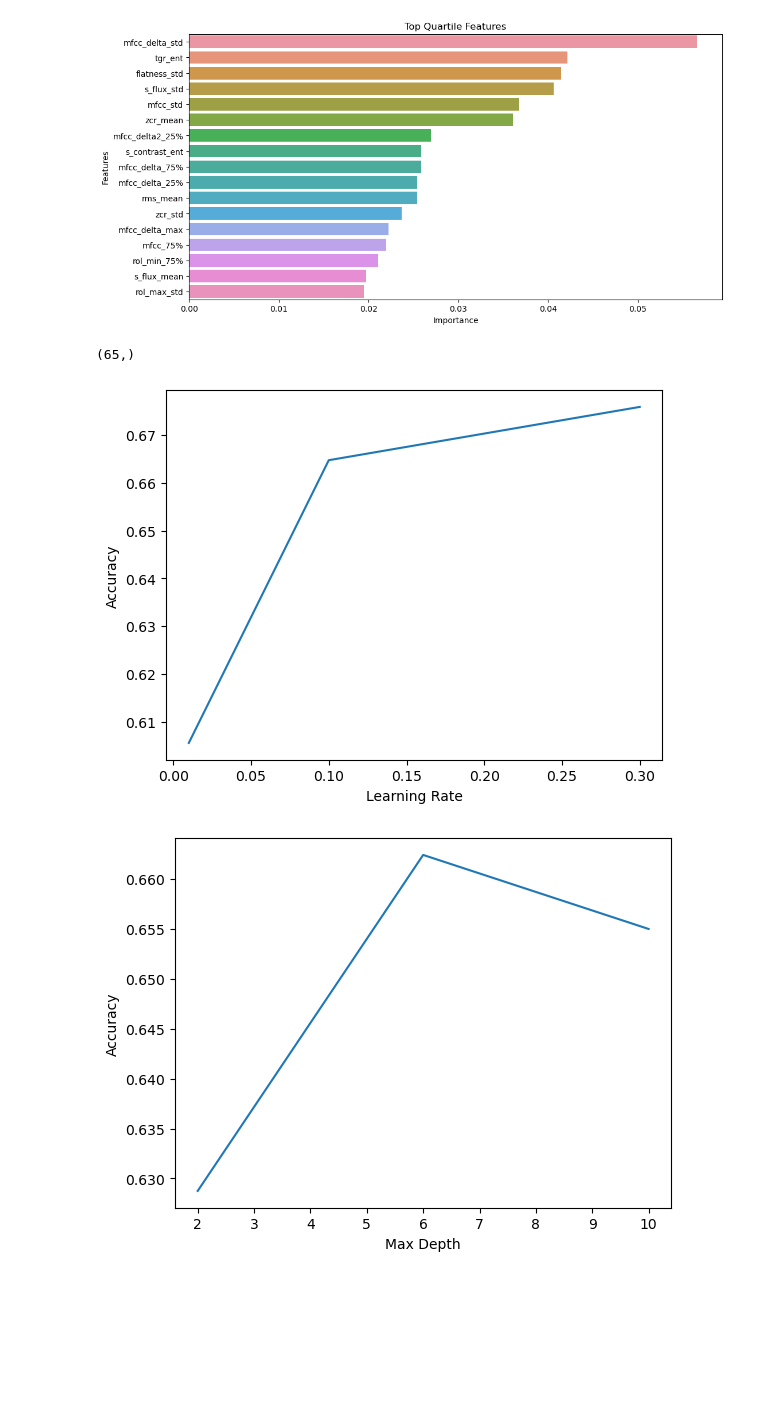
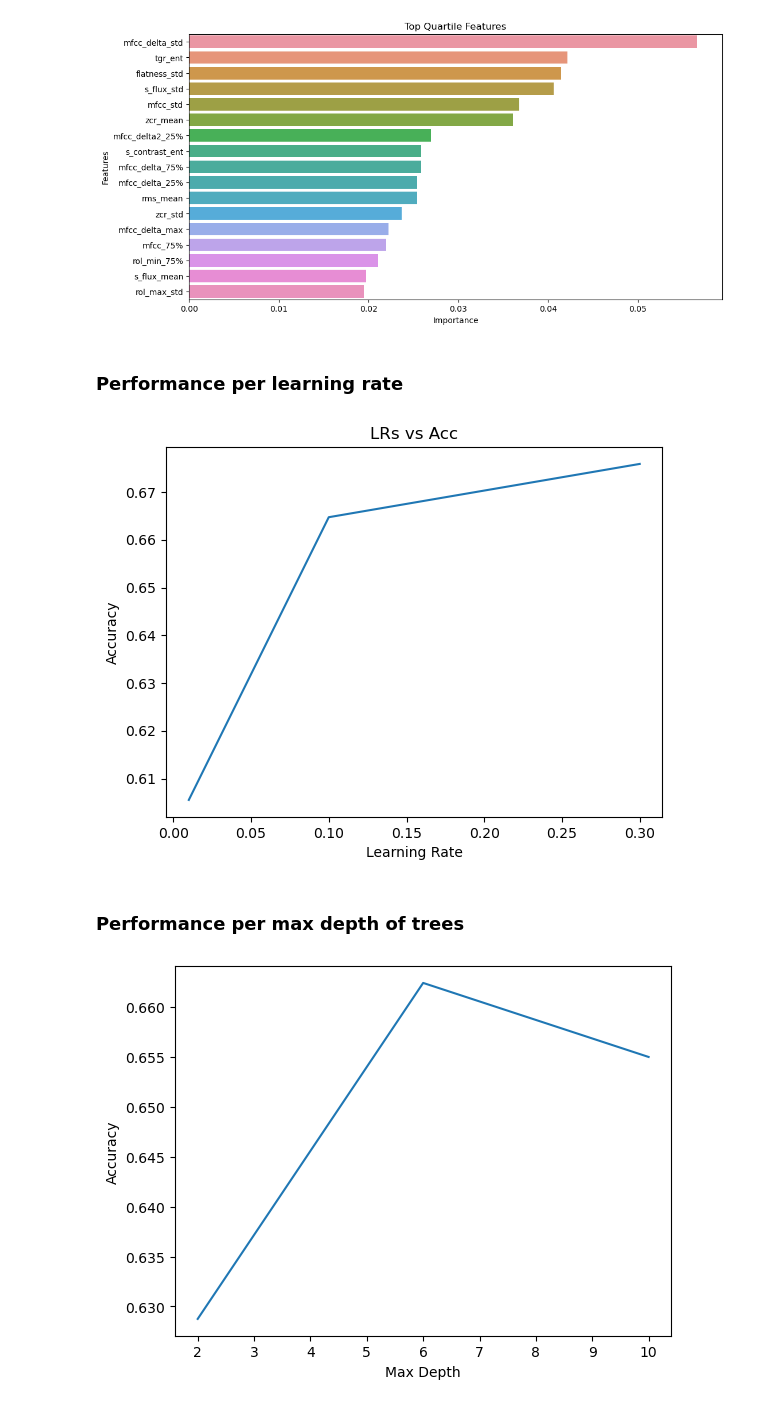
Before and after one commit to juancarlos285/urban-sound-classifier, a Jupyter notebook: ml_models.ipynb, the cells around one changed output. Saved outputs shown, nothing was run; the diff lists cells and outputs as text; code cells hidden in the pictures; blank space fills up the shorter version.

```diff
--- a/ml_models.ipynb
+++ b/ml_models.ipynb
@@ -87,27 +59,0 @@ Index(['slice_file_name', 'classID', 'fold', 'rms_mean', 'rms_std', 'zcr_mean',
-# %%
-log_features = ['rms_mean', 'rms_std', 'zcr_mean', 'zcr_std', 'spec_cent_std',
-            's_flux_std', 's_flux_max', 'mfcc_delta_max', 'mfcc_delta_std',
-            'mfcc_delta_75%', 'mfcc_delta2_std', 'mfcc_delta2_max', 'mfcc_delta2_75%']
-
-preprocessor = ColumnTransformer(transformers = [
-    ('log', CustomLogTransformer(), log_features),
-    ('ss', StandardScaler(), X.columns)
-])
-
-# Create the pipeline
-pipeline = Pipeline(steps= [
-    ('pp', preprocessor),
-    ('model', LogisticRegression())
-    ]
-)
-
-param_grid = {
-    'model__penalty': ['l1', 'l2', 'elasticnet'],
-    'model__C': [1e-3, 1e-1, 1, 10, 100],
-    'model__solver': ['lbfgs', 'saga']
-}
-
-logreg_log = GridSearchCV(pipeline, param_grid = param_grid, cv = folds, scoring = 'accuracy')
-
-logreg_log.fit(X, y)
-print(f"Best: {logreg_log.best_score_} using {logreg_log.best_params_}")
@@ -200,7 +130,3 @@ sns.barplot(y = [feature[0] for feature in top_q_features], x = [feature[1] for
             title = 'Top Quartile Features');
 # %% [output]
 [figure]
-# %%
-X.columns.shape
-# %% [output]
-(65,)
@@ -209,18 +133,23 @@ scores = gs.cv_results_['mean_test_score']
+# %% [markdown]
+### Performance per learning rate
 # %%
+scores = gs.cv_results_['mean_test_score']
 learning_rates = gs.cv_results_['param_model__eta']
 
 sc_lr = {}
 for sc, lr in zip(scores, learning_rates):
     if lr not in sc_lr:
         sc_lr[lr] = [[sc], sc]
     else:
         sc_lr[lr][0].append(sc)
         sc_lr[lr][1] = np.mean(sc_lr[lr][0])
 
 sns.lineplot(x = sc_lr.keys(), y = [mean[1] for mean in sc_lr.values()]).set(
-xlabel='Learning Rate', ylabel = 'Accuracy');
+xlabel='Learning Rate', ylabel='Accuracy', title='LRs vs Acc');
 # %% [output]
-[figure, old version]
+[figure, new version]
+# %% [markdown]
+### Performance per max depth of trees
 # %%
 max_depth_list = gs.cv_results_['param_model__max_depth']
 
```
Also changed, not shown: parts of 22 cells of this notebook, 1 other file.
